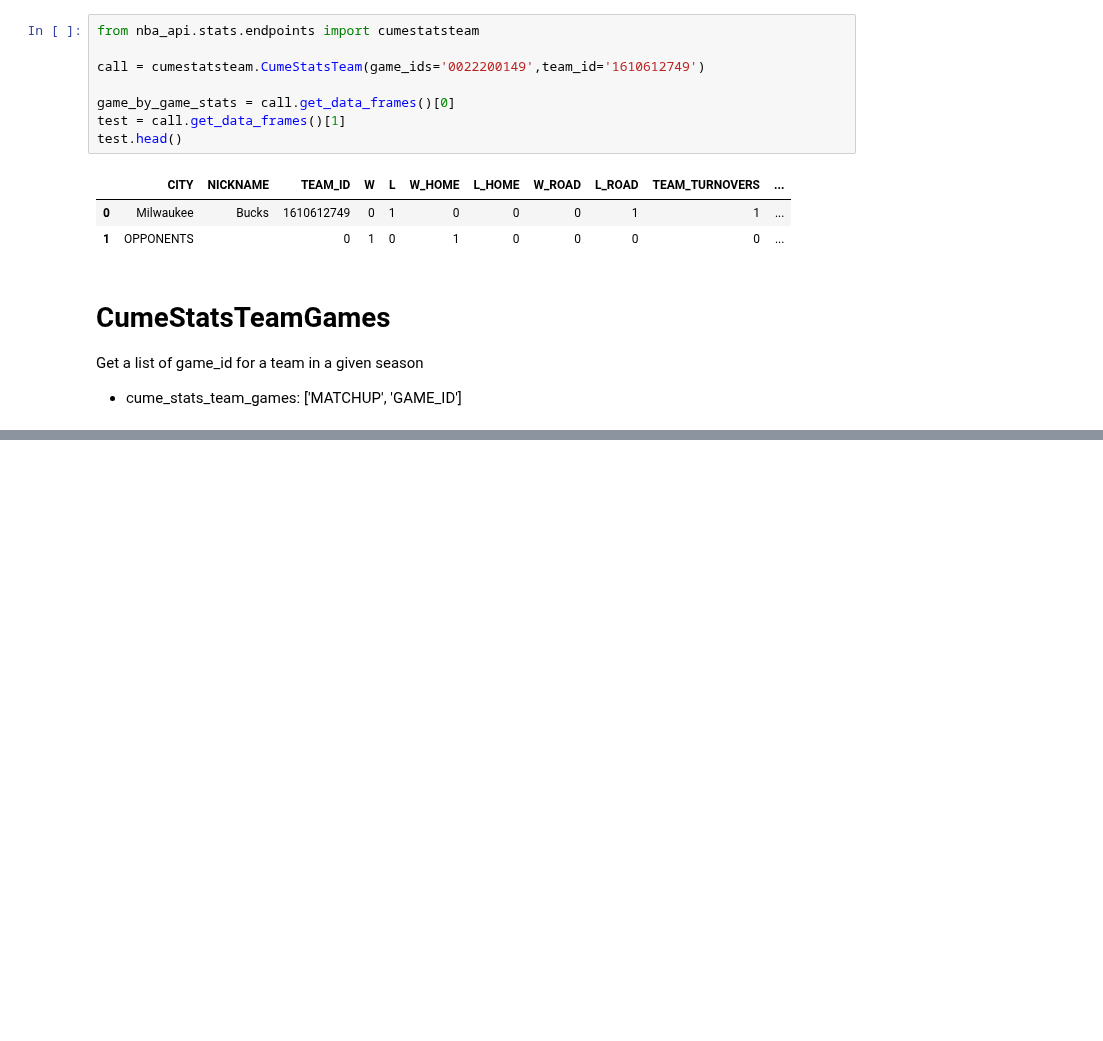
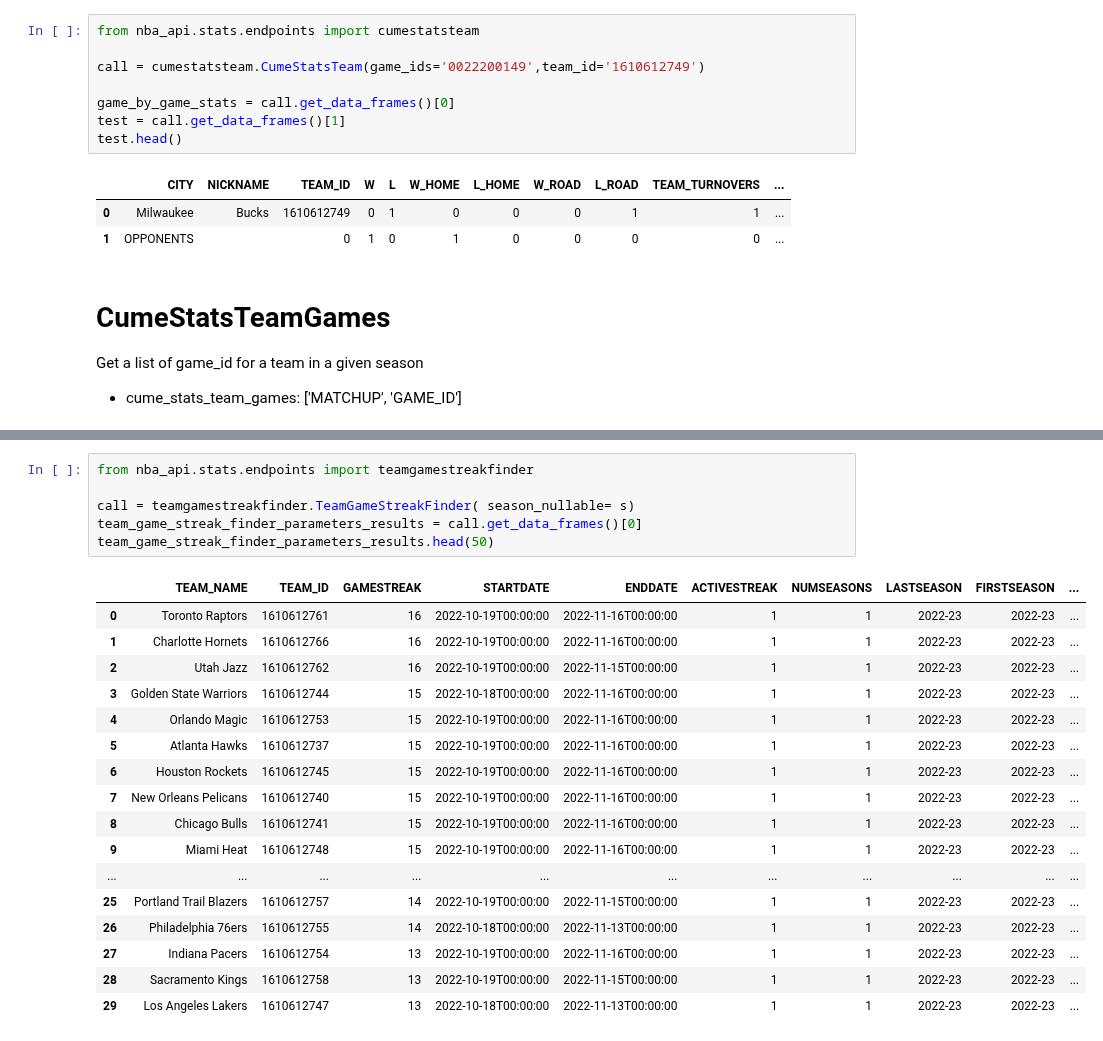
Before and after one commit to MattChinchilla/DATA_SCIENCE, a Jupyter notebook: Sports_Analytics/NBA.ipynb, the cells around one changed output, grey strips where cells are left out. Saved outputs shown, nothing was run; the diff lists cells and outputs as text; blank space fills up the shorter version.

Commit message:
add new api calls

```diff
--- a/Sports_Analytics/NBA.ipynb
+++ b/Sports_Analytics/NBA.ipynb
@@ -235,0 +330,24 @@ matchupsrollup_df = call.get_data_frames()[0]
+# %%
+from nba_api.stats.endpoints import teamgamestreakfinder
+
+call = teamgamestreakfinder.TeamGameStreakFinder( season_nullable= s)
+team_game_streak_finder_parameters_results = call.get_data_frames()[0]
+team_game_streak_finder_parameters_results.head(50)
+# %% [output]
+|  | TEAM_NAME | TEAM_ID | GAMESTREAK | STARTDATE | ENDDATE | ACTIVESTREAK | NUMSEASONS | LASTSEASON | FIRSTSEASON | ... |
+| 0 | Toronto Raptors | 1610612761 | 16 | 2022-10-19T00:00:00 | 2022-11-16T00:00:00 | 1 | 1 | 2022-23 | 2022-23 | ... |
+| 1 | Charlotte Hornets | 1610612766 | 16 | 2022-10-19T00:00:00 | 2022-11-16T00:00:00 | 1 | 1 | 2022-23 | 2022-23 | ... |
+| 2 | Utah Jazz | 1610612762 | 16 | 2022-10-19T00:00:00 | 2022-11-15T00:00:00 | 1 | 1 | 2022-23 | 2022-23 | ... |
+| 3 | Golden State Warriors | 1610612744 | 15 | 2022-10-18T00:00:00 | 2022-11-16T00:00:00 | 1 | 1 | 2022-23 | 2022-23 | ... |
+| 4 | Orlando Magic | 1610612753 | 15 | 2022-10-19T00:00:00 | 2022-11-16T00:00:00 | 1 | 1 | 2022-23 | 2022-23 | ... |
+| 5 | Atlanta Hawks | 1610612737 | 15 | 2022-10-19T00:00:00 | 2022-11-16T00:00:00 | 1 | 1 | 2022-23 | 2022-23 | ... |
+| 6 | Houston Rockets | 1610612745 | 15 | 2022-10-19T00:00:00 | 2022-11-16T00:00:00 | 1 | 1 | 2022-23 | 2022-23 | ... |
+| 7 | New Orleans Pelicans | 1610612740 | 15 | 2022-10-19T00:00:00 | 2022-11-16T00:00:00 | 1 | 1 | 2022-23 | 2022-23 | ... |
+| 8 | Chicago Bulls | 1610612741 | 15 | 2022-10-19T00:00:00 | 2022-11-16T00:00:00 | 1 | 1 | 2022-23 | 2022-23 | ... |
+| 9 | Miami Heat | 1610612748 | 15 | 2022-10-19T00:00:00 | 2022-11-16T00:00:00 | 1 | 1 | 2022-23 | 2022-23 | ... |
+| ... | ... | ... | ... | ... | ... | ... | ... | ... | ... | ... |
+| 25 | Portland Trail Blazers | 1610612757 | 14 | 2022-10-19T00:00:00 | 2022-11-15T00:00:00 | 1 | 1 | 2022-23 | 2022-23 | ... |
+| 26 | Philadelphia 76ers | 1610612755 | 14 | 2022-10-18T00:00:00 | 2022-11-13T00:00:00 | 1 | 1 | 2022-23 | 2022-23 | ... |
+| 27 | Indiana Pacers | 1610612754 | 13 | 2022-10-19T00:00:00 | 2022-11-16T00:00:00 | 1 | 1 | 2022-23 | 2022-23 | ... |
+| 28 | Sacramento Kings | 1610612758 | 13 | 2022-10-19T00:00:00 | 2022-11-15T00:00:00 | 1 | 1 | 2022-23 | 2022-23 | ... |
+| 29 | Los Angeles Lakers | 1610612747 | 13 | 2022-10-18T00:00:00 | 2022-11-13T00:00:00 | 1 | 1 | 2022-23 | 2022-23 | ... |
```
Also changed, not shown: parts of 13 cells of this notebook.
